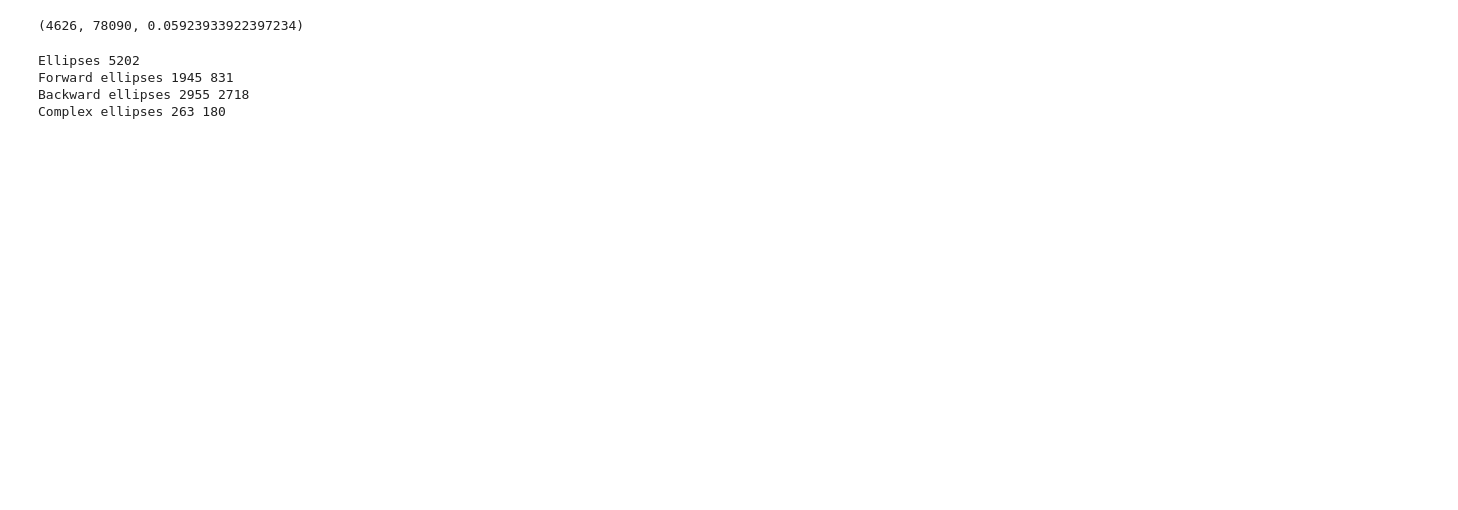
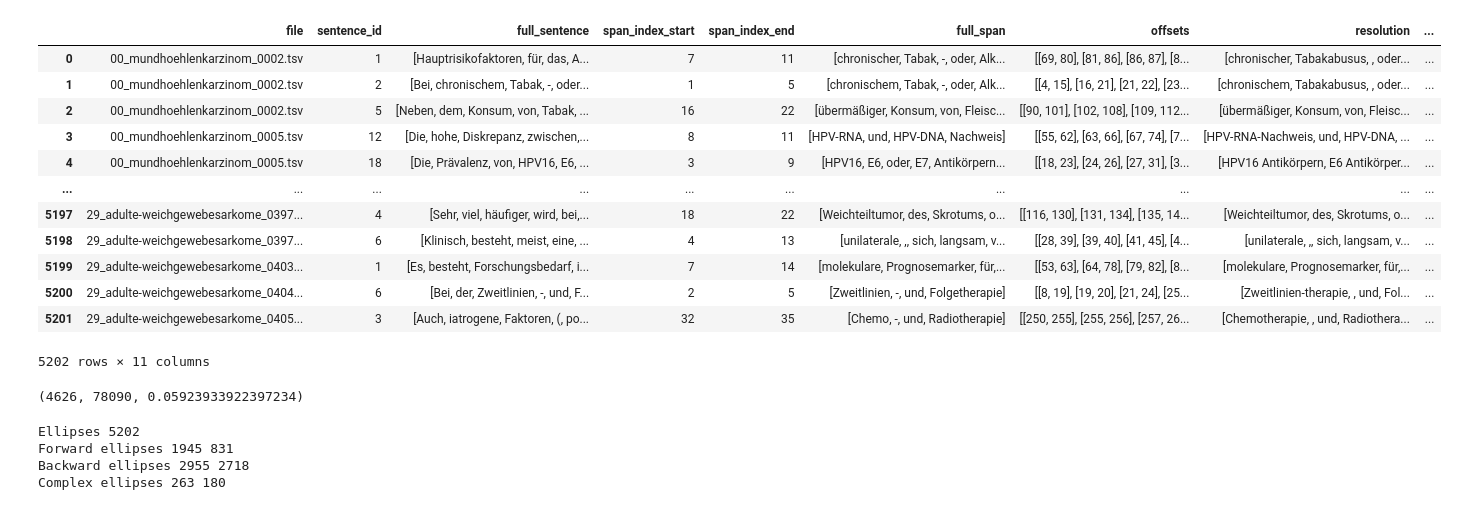
Before and after one commit to hpi-dhc/ggponc_annotation, a Jupyter notebook: notebooks/05_Ellipses.ipynb, the cells around one changed output. Cells and saved outputs as stored; diff of their text form; code cells hidden in the pictures; blank space fills up the shorter version.

```diff
--- a/notebooks/05_Ellipses.ipynb
+++ b/notebooks/05_Ellipses.ipynb
@@ -58,0 +74,16 @@ Wall time: 1min 20s
+# %%
+results
+# %% [output]
+|  | file | sentence_id | full_sentence | span_index_start | span_index_end | full_span | offsets | resolution | ... |
+| 0 | 00_mundhoehlenkarzinom_0002.tsv | 1 | [Hauptrisikofaktoren, für, das, A... | 7 | 11 | [chronischer, Tabak, -, oder, Alk... | [[69, 80], [81, 86], [86, 87], [8... | [chronischer, Tabakabusus, , oder... | ... |
+| 1 | 00_mundhoehlenkarzinom_0002.tsv | 2 | [Bei, chronischem, Tabak, -, oder... | 1 | 5 | [chronischem, Tabak, -, oder, Alk... | [[4, 15], [16, 21], [21, 22], [23... | [chronischem, Tabakabusus, , oder... | ... |
+| 2 | 00_mundhoehlenkarzinom_0002.tsv | 5 | [Neben, dem, Konsum, von, Tabak, ... | 16 | 22 | [übermäßiger, Konsum, von, Fleisc... | [[90, 101], [102, 108], [109, 112... | [übermäßiger, Konsum, von, Fleisc... | ... |
+| 3 | 00_mundhoehlenkarzinom_0005.tsv | 12 | [Die, hohe, Diskrepanz, zwischen,... | 8 | 11 | [HPV-RNA, und, HPV-DNA, Nachweis] | [[55, 62], [63, 66], [67, 74], [7... | [HPV-RNA-Nachweis, und, HPV-DNA, ... | ... |
+| 4 | 00_mundhoehlenkarzinom_0005.tsv | 18 | [Die, Prävalenz, von, HPV16, E6, ... | 3 | 9 | [HPV16, E6, oder, E7, Antikörpern... | [[18, 23], [24, 26], [27, 31], [3... | [HPV16 Antikörpern, E6 Antikörper... | ... |
+| ... | ... | ... | ... | ... | ... | ... | ... | ... | ... |
+| 5197 | 29_adulte-weichgewebesarkome_0397... | 4 | [Sehr, viel, häufiger, wird, bei,... | 18 | 22 | [Weichteiltumor, des, Skrotums, o... | [[116, 130], [131, 134], [135, 14... | [Weichteiltumor, des, Skrotums, o... | ... |
+| 5198 | 29_adulte-weichgewebesarkome_0397... | 6 | [Klinisch, besteht, meist, eine, ... | 4 | 13 | [unilaterale, ,, sich, langsam, v... | [[28, 39], [39, 40], [41, 45], [4... | [unilaterale, ,, sich, langsam, v... | ... |
+| 5199 | 29_adulte-weichgewebesarkome_0403... | 1 | [Es, besteht, Forschungsbedarf, i... | 7 | 14 | [molekulare, Prognosemarker, für,... | [[53, 63], [64, 78], [79, 82], [8... | [molekulare, Prognosemarker, für,... | ... |
+| 5200 | 29_adulte-weichgewebesarkome_0404... | 6 | [Bei, der, Zweitlinien, -, und, F... | 2 | 5 | [Zweitlinien, -, und, Folgetherapie] | [[8, 19], [19, 20], [21, 24], [25... | [Zweitlinien-therapie, , und, Fol... | ... |
+| 5201 | 29_adulte-weichgewebesarkome_0405... | 3 | [Auch, iatrogene, Faktoren, (, po... | 32 | 35 | [Chemo, -, und, Radiotherapie] | [[250, 255], [255, 256], [257, 26... | [Chemotherapie, , und, Radiothera... | ... |
+5202 rows × 11 columns
```
Also changed, not shown: parts of 18 cells of this notebook, 1 other file.
